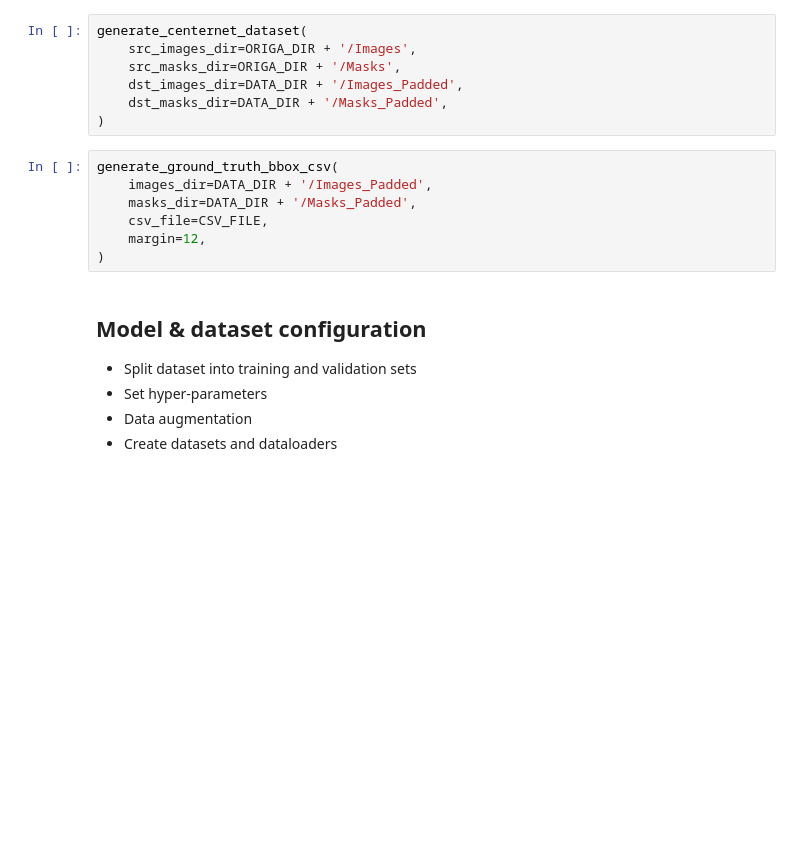
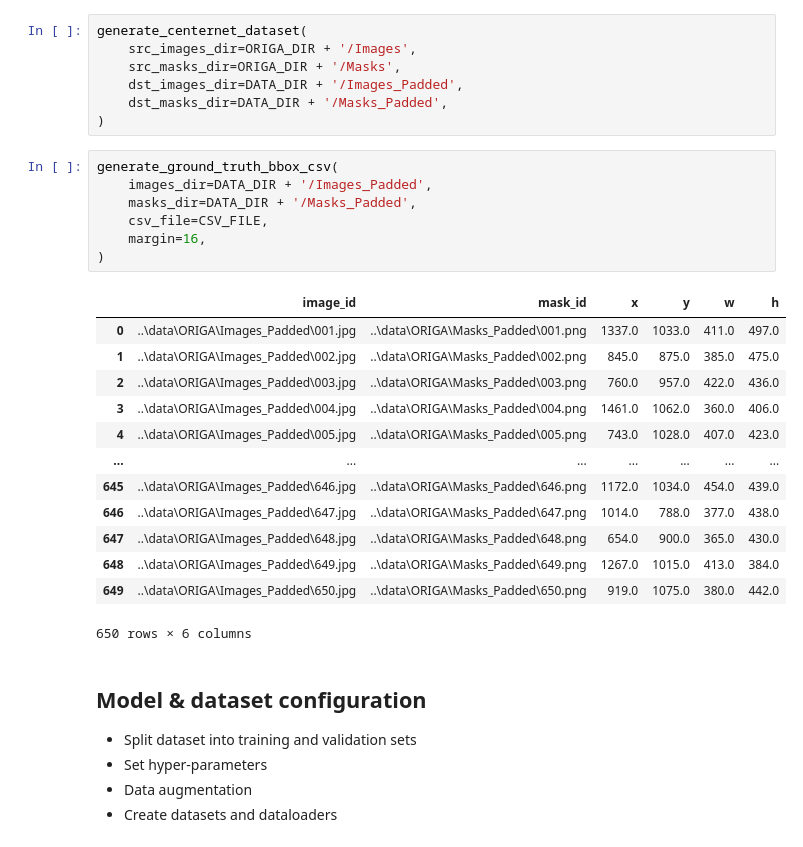
Before and after one commit to AkosKappel/DP-GlaucomaSegmentation, a Jupyter notebook: notebooks/centernet.ipynb, the cells around one changed output. Cells and saved outputs as stored; diff of their text form; blank space fills up the shorter version.

```diff
--- a/notebooks/centernet.ipynb
+++ b/notebooks/centernet.ipynb
@@ -36,10 +36,24 @@ generate_centernet_dataset(
 # %%
 generate_ground_truth_bbox_csv(
     images_dir=DATA_DIR + '/Images_Padded',
     masks_dir=DATA_DIR + '/Masks_Padded',
     csv_file=CSV_FILE,
-    margin=12,
+    margin=16,
 )
+# %% [output]
+|  | image_id | mask_id | x | y | w | h |
+| 0 | ..\data\ORIGA\Images_Padded\001.jpg | ..\data\ORIGA\Masks_Padded\001.png | 1337.0 | 1033.0 | 411.0 | 497.0 |
+| 1 | ..\data\ORIGA\Images_Padded\002.jpg | ..\data\ORIGA\Masks_Padded\002.png | 845.0 | 875.0 | 385.0 | 475.0 |
+| 2 | ..\data\ORIGA\Images_Padded\003.jpg | ..\data\ORIGA\Masks_Padded\003.png | 760.0 | 957.0 | 422.0 | 436.0 |
+| 3 | ..\data\ORIGA\Images_Padded\004.jpg | ..\data\ORIGA\Masks_Padded\004.png | 1461.0 | 1062.0 | 360.0 | 406.0 |
+| 4 | ..\data\ORIGA\Images_Padded\005.jpg | ..\data\ORIGA\Masks_Padded\005.png | 743.0 | 1028.0 | 407.0 | 423.0 |
+| ... | ... | ... | ... | ... | ... | ... |
+| 645 | ..\data\ORIGA\Images_Padded\646.jpg | ..\data\ORIGA\Masks_Padded\646.png | 1172.0 | 1034.0 | 454.0 | 439.0 |
+| 646 | ..\data\ORIGA\Images_Padded\647.jpg | ..\data\ORIGA\Masks_Padded\647.png | 1014.0 | 788.0 | 377.0 | 438.0 |
+| 647 | ..\data\ORIGA\Images_Padded\648.jpg | ..\data\ORIGA\Masks_Padded\648.png | 654.0 | 900.0 | 365.0 | 430.0 |
+| 648 | ..\data\ORIGA\Images_Padded\649.jpg | ..\data\ORIGA\Masks_Padded\649.png | 1267.0 | 1015.0 | 413.0 | 384.0 |
+| 649 | ..\data\ORIGA\Images_Padded\650.jpg | ..\data\ORIGA\Masks_Padded\650.png | 919.0 | 1075.0 | 380.0 | 442.0 |
+650 rows × 6 columns
 # %% [markdown]
 ## Model & dataset configuration
 
```
Also changed, not shown: parts of 6 cells of this notebook, 1 other file.
